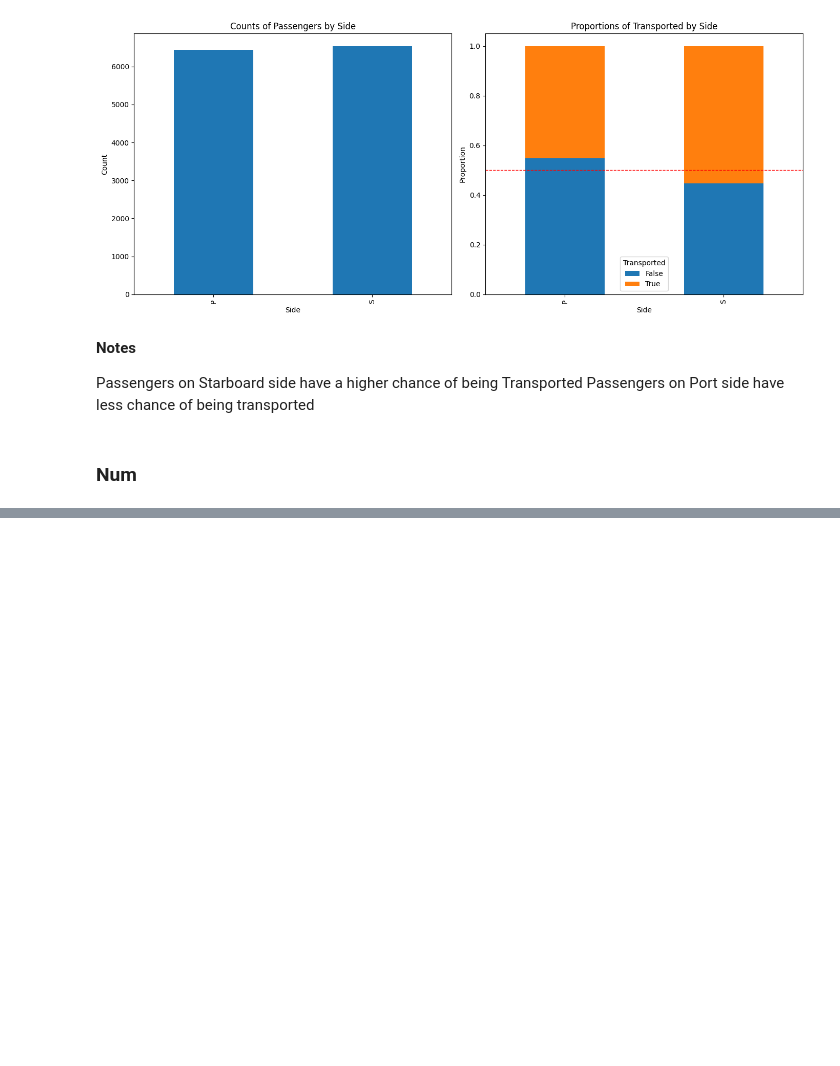
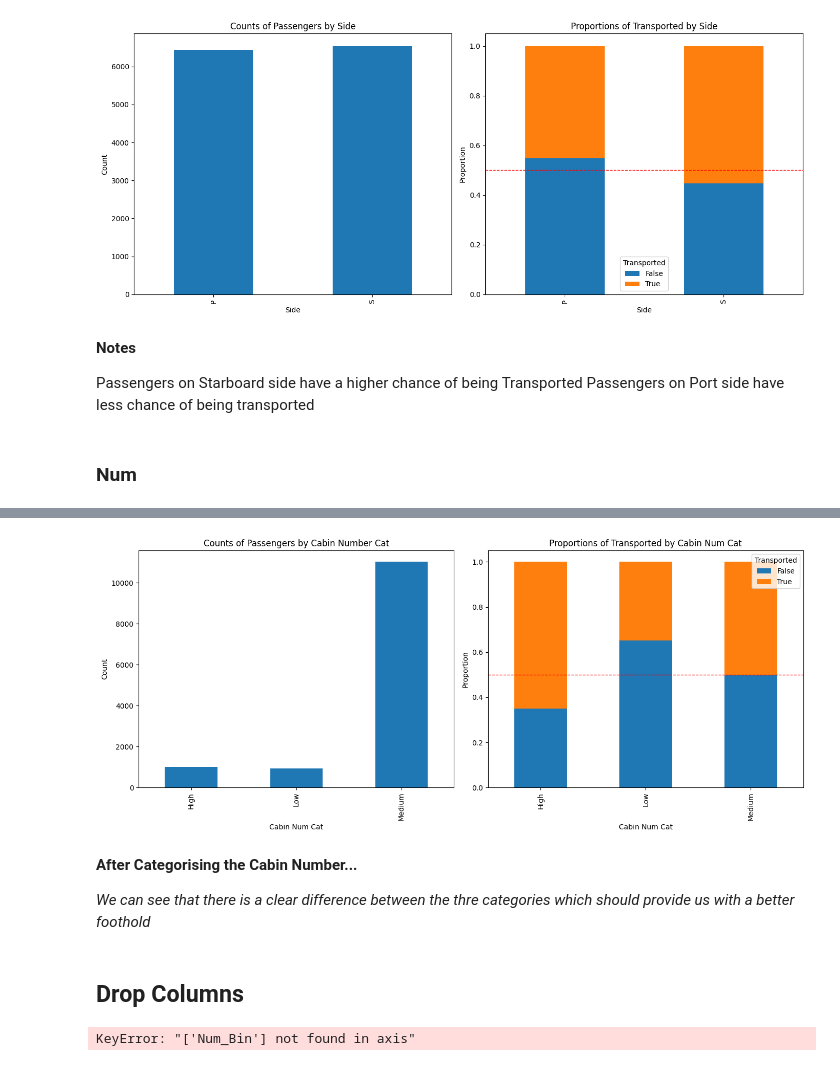
Before and after one commit to BigEd12/Spaceship-Titanic, a Jupyter notebook: notebooks/data_preproc/data_preproc_2.ipynb, the cells around one changed output, grey strips where cells are left out. Saved outputs shown, nothing was run; the diff lists cells and outputs as text; code cells hidden in the pictures; blank space fills up the shorter version.

```diff
--- a/notebooks/data_preproc/data_preproc_2.ipynb
+++ b/notebooks/data_preproc/data_preproc_2.ipynb
@@ -398,0 +451,35 @@ df_v7['Cabin_deckGroup'] = df_v7['Cabin_deck'].apply(lambda x: cabin_deck_catego
+# %%
+cat_transport = df.groupby(['Category', 'Transported']).size().unstack(fill_value=0)
+
+cat_transport_norm = cat_transport.div(cat_transport.sum(axis=1), axis=0)
+
+fig, ax = plt.subplots(1, 2, figsize=(14, 6))
+
+cat_counts = df['Category'].value_counts().sort_index()
+cat_counts.plot(kind='bar', ax=ax[0])
+ax[0].set_title('Counts of Passengers by Cabin Number Cat')
+ax[0].set_xlabel('Cabin Num Cat')
+ax[0].set_ylabel('Count')
+
+cat_transport_norm.plot(kind='bar', stacked=True, ax=ax[1])
+ax[1].set_title('Proportions of Transported by Cabin Num Cat')
+ax[1].set_xlabel('Cabin Num Cat')
+ax[1].set_ylabel('Proportion')
+ax[1].legend(title='Transported')
+
+ax[1].axhline(0.5, color='red', linestyle='--', linewidth=1)
+
+plt.tight_layout()
+plt.show()
+# %% [output]
+[figure, added]
+# %% [markdown]
+**After Categorising the Cabin Number...**
+
+*We can see that there is a clear difference between the thre categories which should provide us with a better foothold*
+# %% [markdown]
+## Drop Columns
+# %%
+df = df.drop(columns=['Cabin', 'LastName', 'Num_Bin', 'Name', 'PassengerGroup', 'GroupSize', 'Num'])
+# %% [output]
+KeyError: "['Num_Bin'] not found in axis"
```
Also changed, not shown: parts of 11 cells of this notebook.
